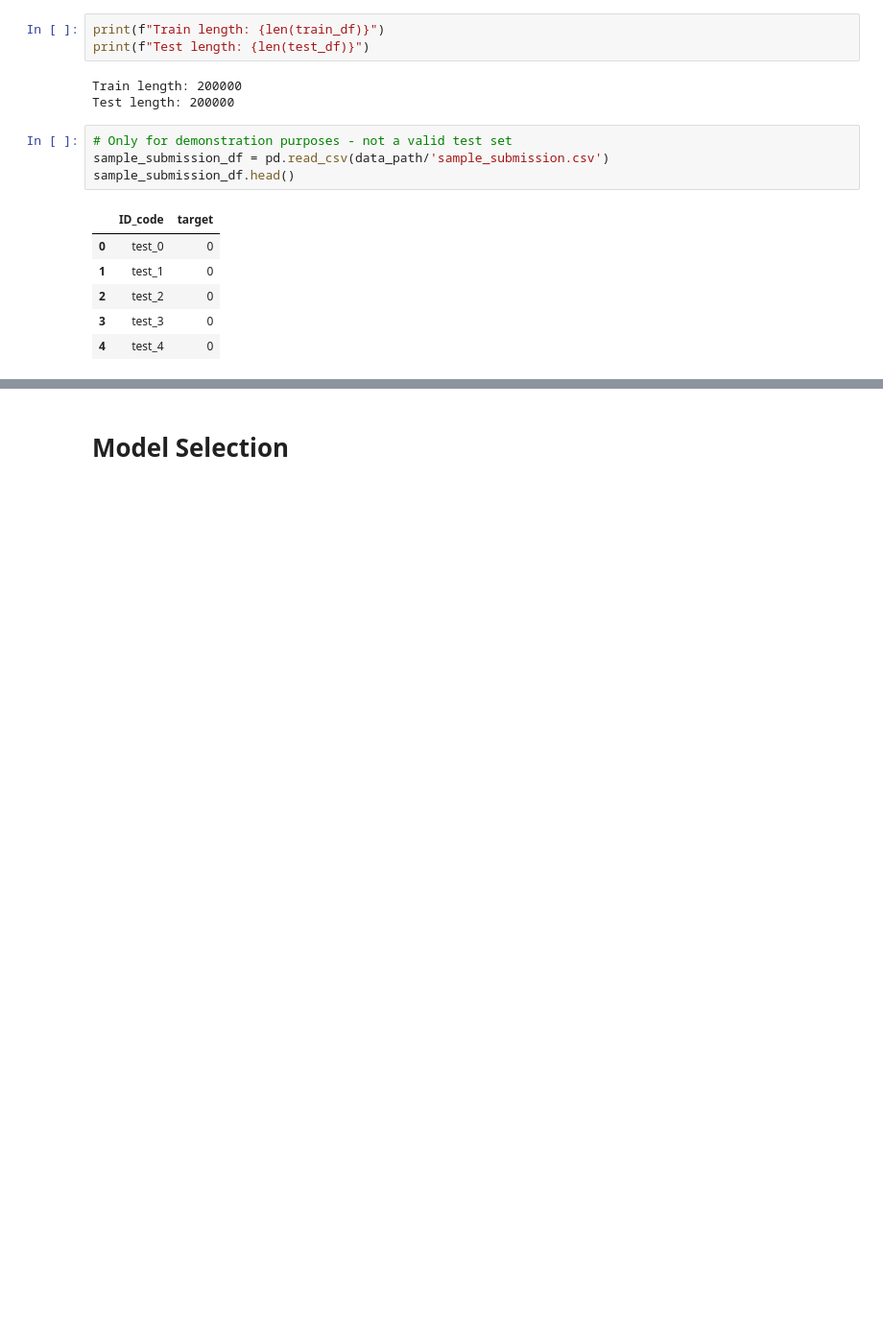
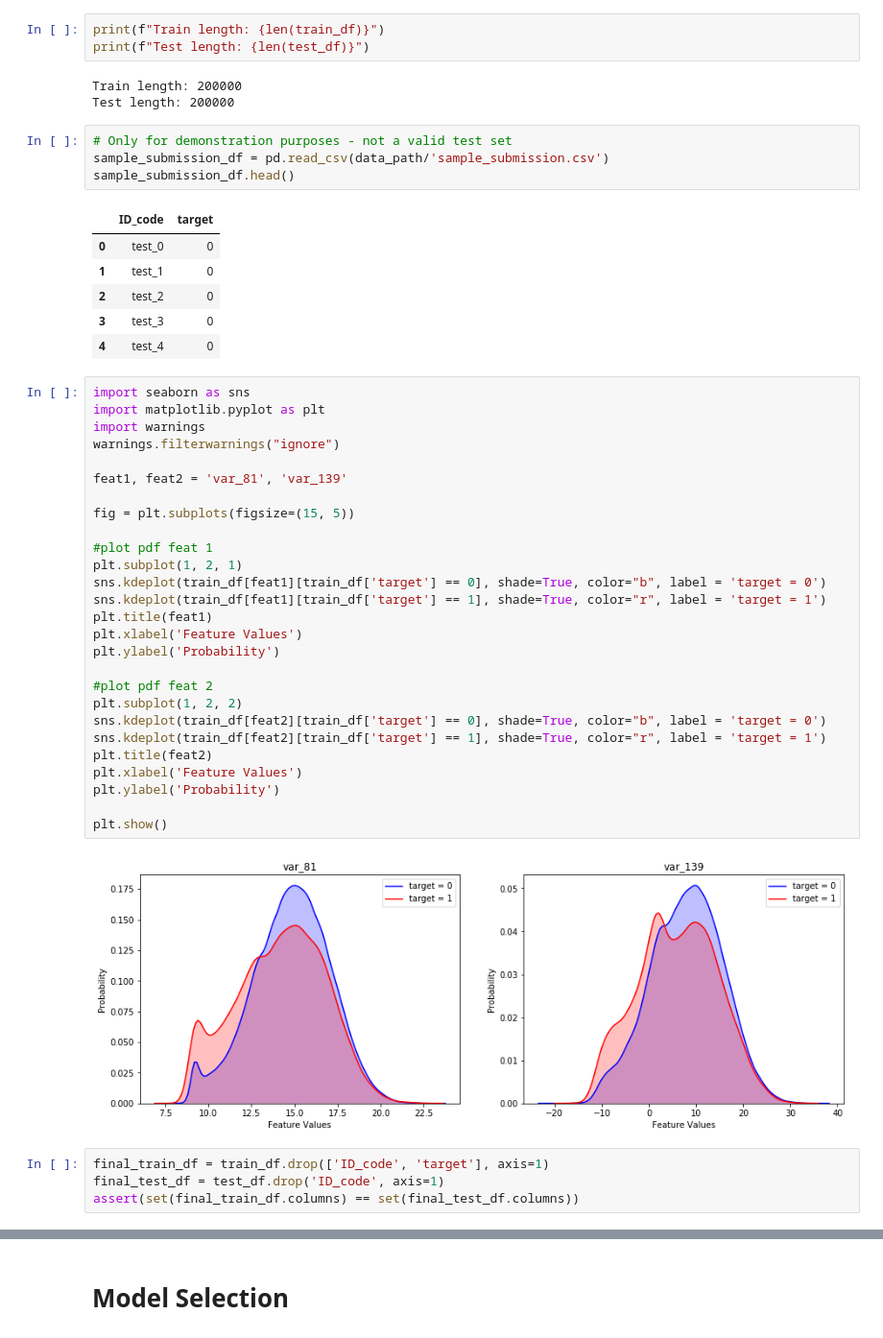
Before and after one commit to kszczupak/kaggle_competitions, a Jupyter notebook: Santander/GBM.ipynb, the cells around one changed output, grey strips where cells are left out. Shown: that part at 96% size. Saved outputs shown, nothing was run; the diff lists cells and outputs as text; blank space fills up the shorter version.

```diff
--- a/Santander/GBM.ipynb
+++ b/Santander/GBM.ipynb
@@ -356,3 +120,36 @@ sample_submission_df.head()
 | 2 | test_2 | 0 |
 | 3 | test_3 | 0 |
 | 4 | test_4 | 0 |
+# %%
+import seaborn as sns
+import matplotlib.pyplot as plt
+import warnings
+warnings.filterwarnings("ignore")
+
+feat1, feat2 = 'var_81', 'var_139'
+
+fig = plt.subplots(figsize=(15, 5))
+
+#plot pdf feat 1
+plt.subplot(1, 2, 1)
+sns.kdeplot(train_df[feat1][train_df['target'] == 0], shade=True, color="b", label = 'target = 0')
+sns.kdeplot(train_df[feat1][train_df['target'] == 1], shade=True, color="r", label = 'target = 1')
+plt.title(feat1)
+plt.xlabel('Feature Values')
+plt.ylabel('Probability')
+
+#plot pdf feat 2
+plt.subplot(1, 2, 2)
+sns.kdeplot(train_df[feat2][train_df['target'] == 0], shade=True, color="b", label = 'target = 0')
+sns.kdeplot(train_df[feat2][train_df['target'] == 1], shade=True, color="r", label = 'target = 1')
+plt.title(feat2)
+plt.xlabel('Feature Values')
+plt.ylabel('Probability')
+
+plt.show()
+# %% [output]
+[figure, added]
+# %%
+final_train_df = train_df.drop(['ID_code', 'target'], axis=1)
+final_test_df = test_df.drop('ID_code', axis=1)
+assert(set(final_train_df.columns) == set(final_test_df.columns))
```
Also changed, not shown: parts of 38 cells of this notebook, 3 other files.
